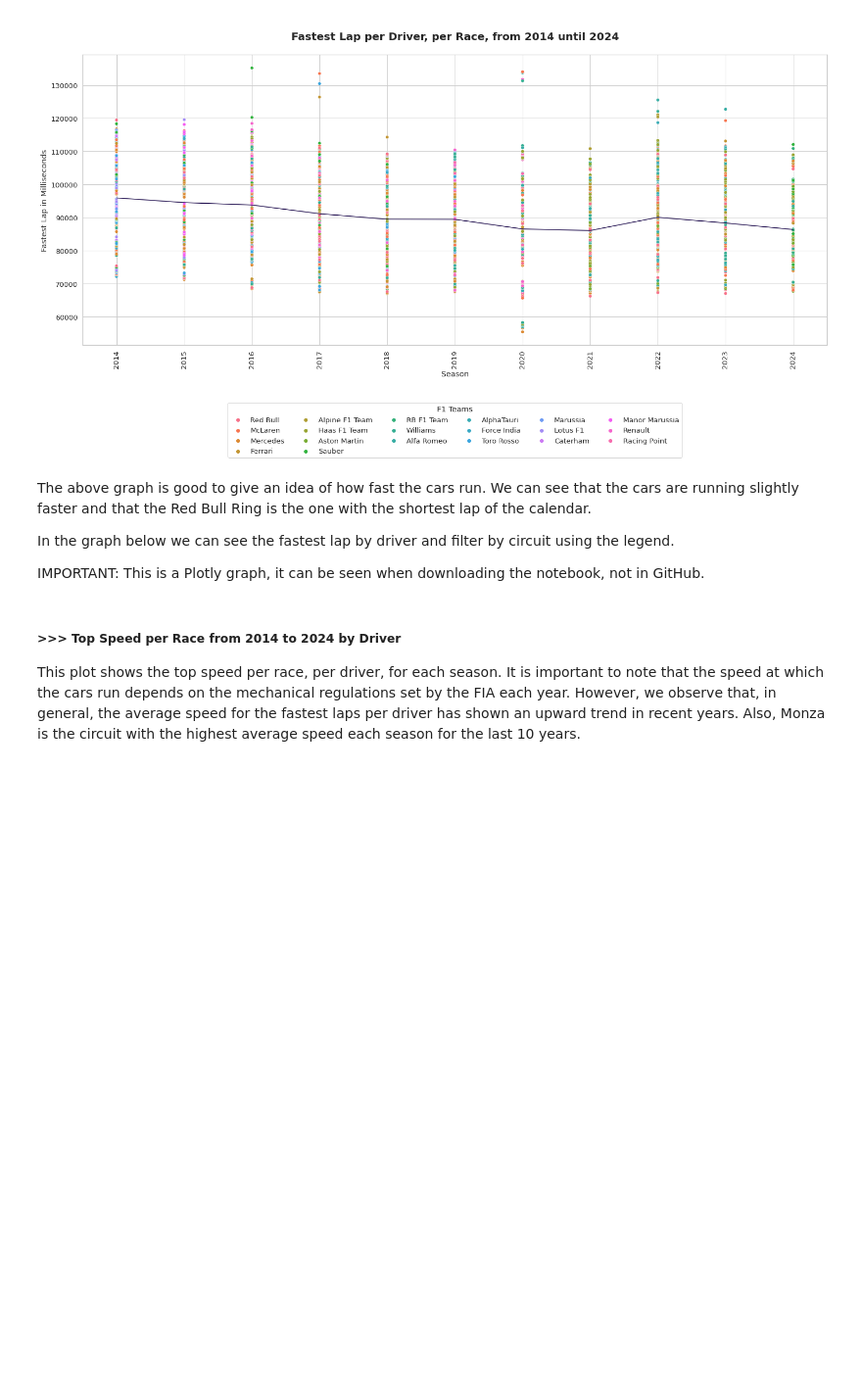
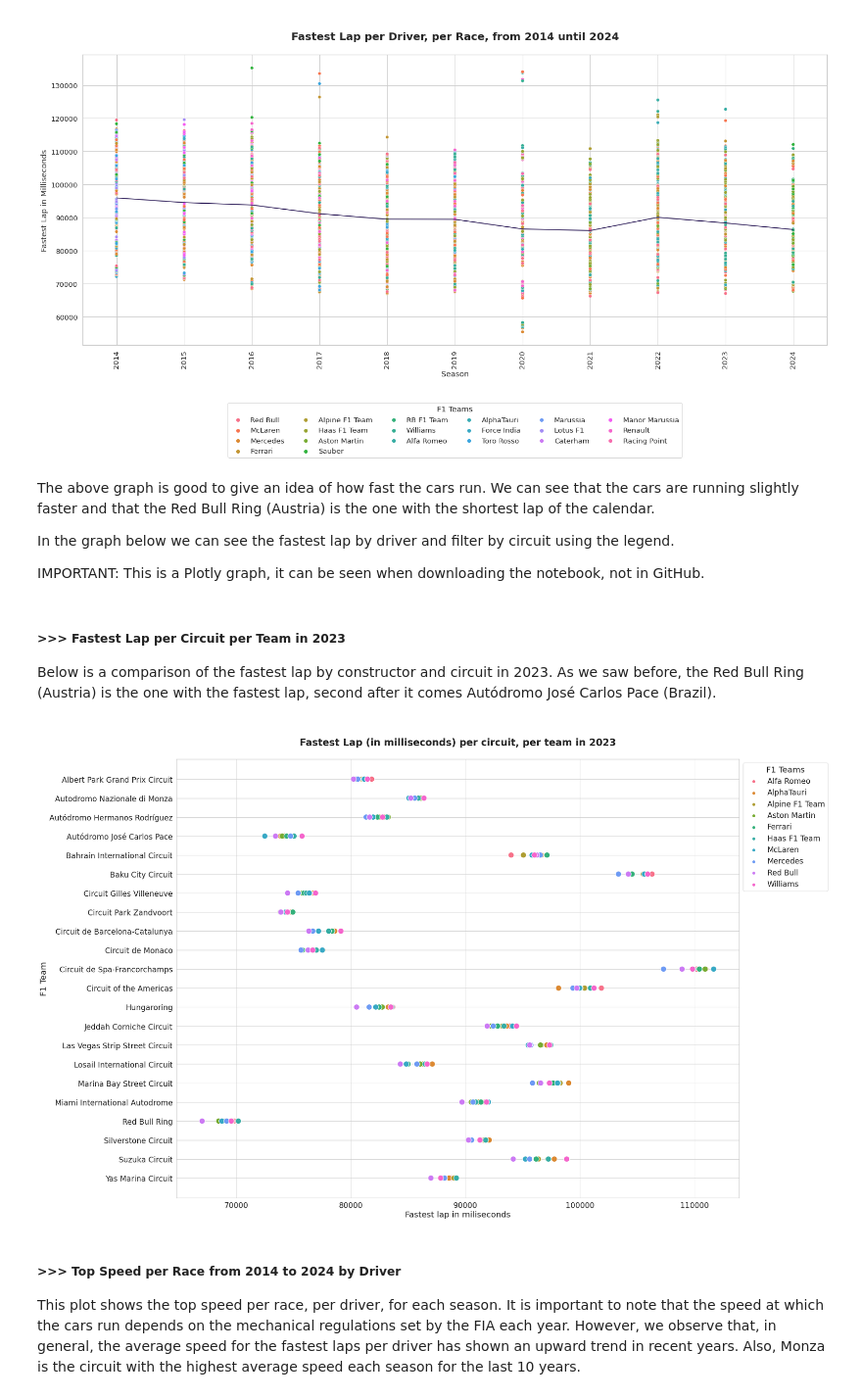
Before and after one commit to GabyCisnerosV/F1_NoName, a Jupyter notebook: 2_EDA_Part1.ipynb, the cells around one changed output. Shown at 98% size. Cells and saved outputs as stored; diff of their text form; code cells hidden in the pictures; blank space fills up the shorter version.

Commit message:
ADD TITLES

```diff
--- a/2_EDA_Part1.ipynb
+++ b/2_EDA_Part1.ipynb
@@ -109,7 +111,7 @@ plt.show()
 # %% [output]
 [figure]
 # %% [markdown]
-The above graph is good to give an idea of how fast the cars run. We can see that the cars are running slightly faster and that the Red Bull Ring is the one with the shortest lap of the calendar.
+The above graph is good to give an idea of how fast the cars run. We can see that the cars are running slightly faster and that the Red Bull Ring (Austria) is the one with the shortest lap of the calendar.
 
 In the graph below we can see the fastest lap by driver and filter by circuit using the legend.
 
@@ -131,6 +133,27 @@ fig.update_layout(xaxis_title="Season",
 
 # Show the interactive plot
 fig.show()
+# %% [markdown]
+##### >>> Fastest Lap per Circuit per Team in 2023
+
+Below is a comparison of the fastest lap by constructor and circuit in 2023. As we saw before, the Red Bull Ring (Austria) is the one with the fastest lap, second after it comes Autódromo José Carlos Pace (Brazil).
+# %%
+sns.set_theme(style="whitegrid", palette="magma",font_scale=1.7,font="DejaVu Sans")
+
+From_Season=2023
+DF=ResultsDF[(ResultsDF["season"]==From_Season)].groupby(['circuit.circuitname','constructor.name']).agg({"fastestlap.time.in_milliseconds":"min"}).reset_index() #filter for viz reasons
+
+fig, ax = plt.subplots(figsize=(25, 20))
+
+sns.scatterplot(x="fastestlap.time.in_milliseconds", y='circuit.circuitname',hue='constructor.name',data=DF,s=200)
+ax.set_title("\n Fastest Lap (in milliseconds) per circuit, per team in 2023 \n",fontsize=24,fontweight='bold')
+ax.set(ylabel="F1 Team",xlabel="Fastest lap in miliseconds")
+
+ax.legend(bbox_to_anchor=(1, 1), loc='upper left', title="F1 Teams", ncol=1)
+
+plt.show()
+# %% [output]
+[figure, added]
 # %% [markdown]
 ##### >>> Top Speed per Race from 2014 to 2024 by Driver
 
```
Also changed, not shown: parts of 2 cells of this notebook.
